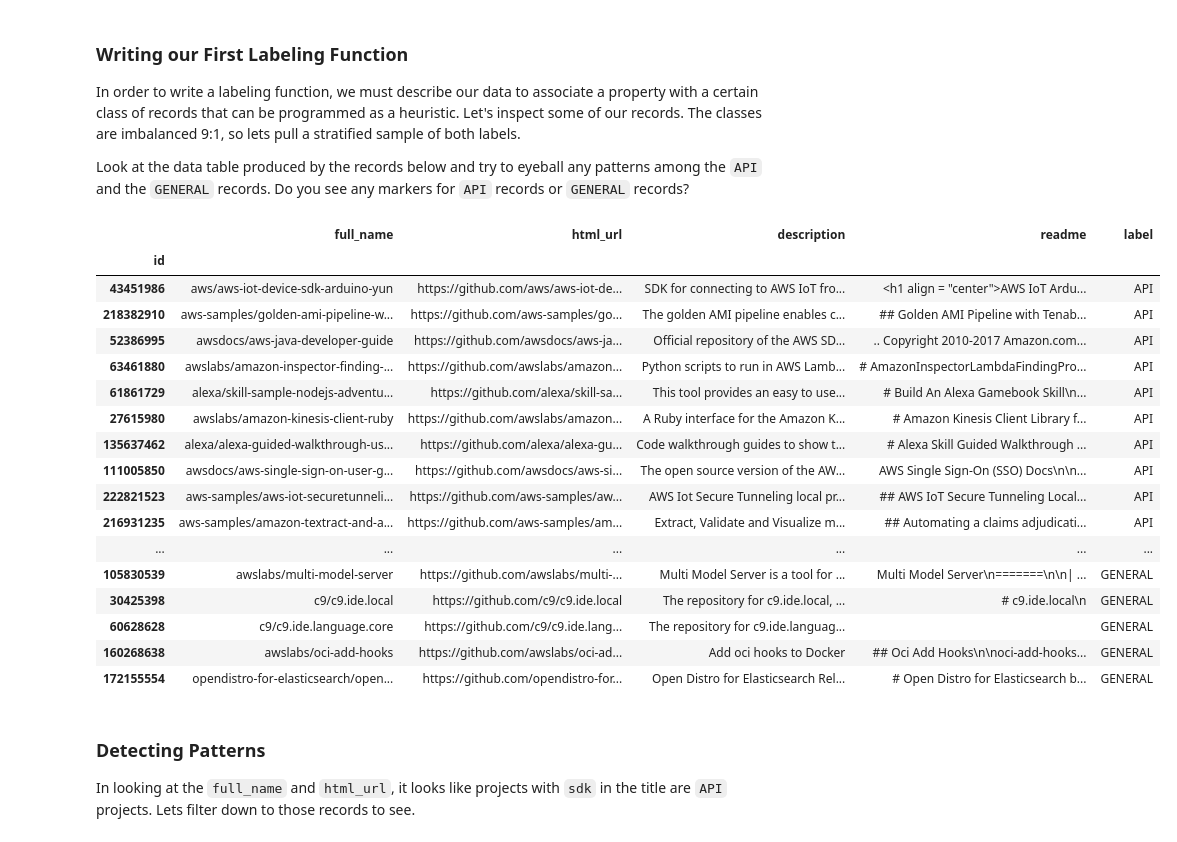
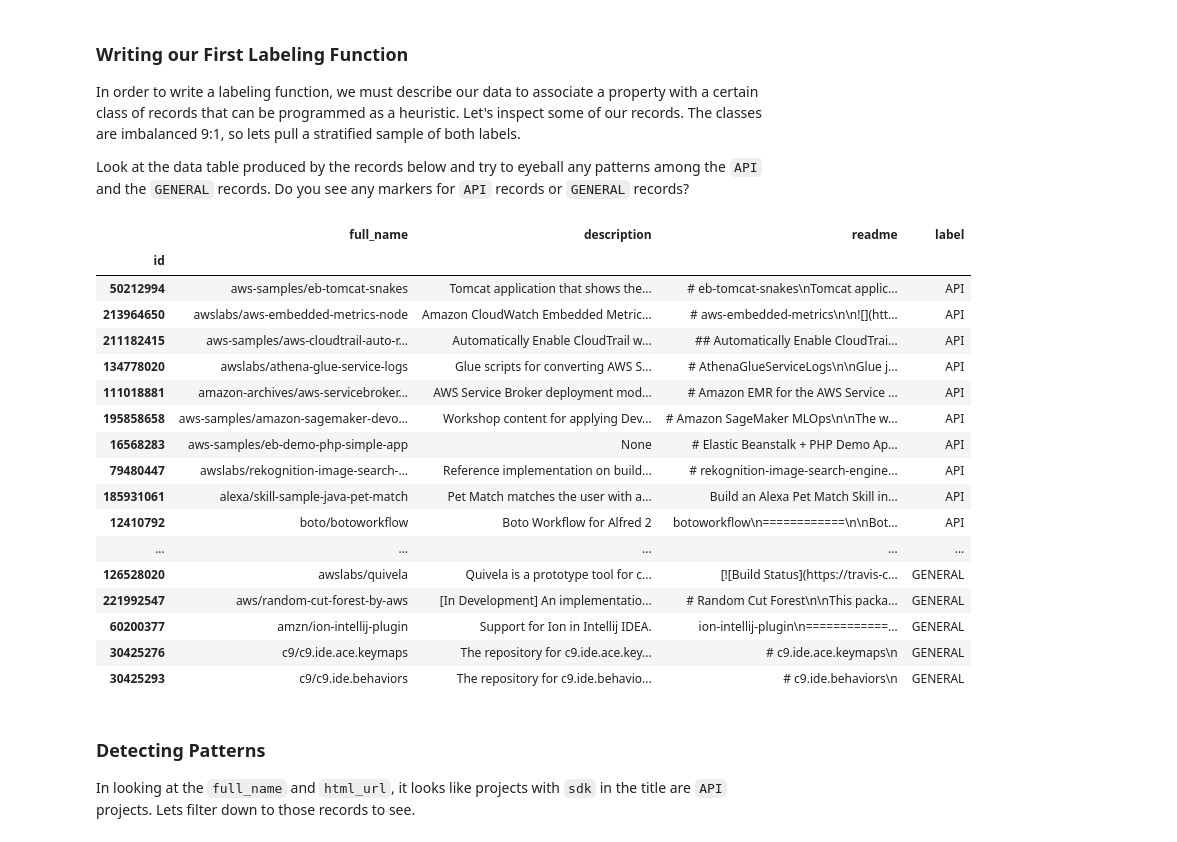
Before and after one commit to rjurney/weakly_supervised_learning_code, a Jupyter notebook: ch03/Introducing Snorkel.ipynb, the cells around one changed output. Drawn from its saved outputs; the diff is of its cells as text; code cells hidden in the pictures.

```diff
--- a/ch03/Introducing Snorkel.ipynb
+++ b/ch03/Introducing Snorkel.ipynb
@@ -41,5 +47,10 @@ In order to get a ground truth dataset against which to benchmark our Snorkel la
 If you want to make corrections, please open the sheet, click on `File --> Make a Copy`, make any edits and then share the sheet with me.
 # %%
 readme_df = pd.read_parquet('../data/aws_github.parquet', engine='pyarrow')
+
+readme_df = readme_df.sample(frac=1)
+
+readme_df = readme_df.drop('html_url', axis=1)
+
 readme_df.head()
 # %% [output]
@@ -118,0 +127,27 @@ train_df, test_df, train_labels, test_labels = train_test_split(
+# %%
+from sklearn.model_selection import train_test_split
+
+# First split into a dev/train dataset we'll split next and a test dataset for our final model
+dev_train_df, test_df, train_labels, test_labels = train_test_split(
+    df,
+    df['label'],
+    test_size=0.75
+)
+
+# Then split the dev/train data to create a small labeled dev dataset and a larger unlabeled training dataset
+dev_df, train_df, dev_labels, train_labels = train_test_split(
+    dev_train_df,
+    dev_train_df['label'],
+    test_size=0.7
+)
+
+# Make sure our split of records makes sense
+print(f'Total dev records:   {len(dev_df.index):,}')
+print(f'Total train records: {len(train_df.index):,}')
+print(f'Total test records:  {len(test_df.index):,}')
+
+# Remove the training data labels - normally we would not have labeled these yet - this is why we're using Snorkel!
+del train_labels
+
+# Count labels in the dev set
+dev_labels.value_counts(), test_labels.value_counts()
@@ -164,30 +226,30 @@ Look at the data table produced by the records below and try to eyeball any patt
 # %%
 # Set Pandas to display more than 10 rows
 pd.set_option('display.max_rows', 100)
 
-api_df     = test_df[test_df['label'] ==     'API'].sample(frac=0.1).head(10).sort_values(by='label')
-general_df = test_df[test_df['label'] == 'GENERAL'].sample(frac=0.7).head(10).sort_values(by='label')
+api_df     = dev_df[dev_df['label'] ==     'API'].sample(frac=1).head(20).sort_values(by='label')
+general_df = dev_df[dev_df['label'] == 'GENERAL'].sample(frac=1).head(10).sort_values(by='label')
 
-api_df.append(general_df).head(20)
+api_df.append(general_df).head(30)
 # %% [output]
-|  | full_name | html_url | description | readme | label |
-| id |  |  |  |  |  |
-| 43451986 | aws/aws-iot-device-sdk-arduino-yun | https://github.com/aws/aws-iot-de... | SDK for connecting to AWS IoT fro... | <h1 align = "center">AWS IoT Ardu... | API |
-| 218382910 | aws-samples/golden-ami-pipeline-w... | https://github.com/aws-samples/go... | The golden AMI pipeline enables c... | ## Golden AMI Pipeline with Tenab... | API |
-| 52386995 | awsdocs/aws-java-developer-guide | https://github.com/awsdocs/aws-ja... | Official repository of the AWS SD... | .. Copyright 2010-2017 Amazon.com... | API |
-| 63461880 | awslabs/amazon-inspector-finding-... | https://github.com/awslabs/amazon... | Python scripts to run in AWS Lamb... | # AmazonInspectorLambdaFindingPro... | API |
-| 61861729 | alexa/skill-sample-nodejs-adventu... | https://github.com/alexa/skill-sa... | This tool provides an easy to use... | # Build An Alexa Gamebook Skill\n... | API |
-| 27615980 | awslabs/amazon-kinesis-client-ruby | https://github.com/awslabs/amazon... | A Ruby interface for the Amazon K... | # Amazon Kinesis Client Library f... | API |
-| 135637462 | alexa/alexa-guided-walkthrough-us... | https://github.com/alexa/alexa-gu... | Code walkthrough guides to show t... | # Alexa Skill Guided Walkthrough ... | API |
-| 111005850 | awsdocs/aws-single-sign-on-user-g... | https://github.com/awsdocs/aws-si... | The open source version of the AW... | AWS Single Sign-On (SSO) Docs\n\n... | API |
-| 222821523 | aws-samples/aws-iot-securetunneli... | https://github.com/aws-samples/aw... | AWS Iot Secure Tunneling local pr... | ## AWS IoT Secure Tunneling Local... | API |
-| 216931235 | aws-samples/amazon-textract-and-a... | https://github.com/aws-samples/am... | Extract, Validate and Visualize m... | ## Automating a claims adjudicati... | API |
-| ... | ... | ... | ... | ... | ... |
-| 105830539 | awslabs/multi-model-server | https://github.com/awslabs/multi-... | Multi Model Server is a tool for ... | Multi Model Server\n=======\n\n| ... | GENERAL |
-| 30425398 | c9/c9.ide.local | https://github.com/c9/c9.ide.local | The repository for c9.ide.local, ... | # c9.ide.local\n | GENERAL |
-| 60628628 | c9/c9.ide.language.core | https://github.com/c9/c9.ide.lang... | The repository for c9.ide.languag... |  | GENERAL |
-| 160268638 | awslabs/oci-add-hooks | https://github.com/awslabs/oci-ad... | Add oci hooks to Docker | ## Oci Add Hooks\n\noci-add-hooks... | GENERAL |
-| 172155554 | opendistro-for-elasticsearch/open... | https://github.com/opendistro-for... | Open Distro for Elasticsearch Rel... | # Open Distro for Elasticsearch b... | GENERAL |
+|  | full_name | description | readme | label |
+| id |  |  |  |  |
+| 50212994 | aws-samples/eb-tomcat-snakes | Tomcat application that shows the... | # eb-tomcat-snakes\nTomcat applic... | API |
+| 213964650 | awslabs/aws-embedded-metrics-node | Amazon CloudWatch Embedded Metric... | # aws-embedded-metrics\n\n![](htt... | API |
+| 211182415 | aws-samples/aws-cloudtrail-auto-r... | Automatically Enable CloudTrail w... | ## Automatically Enable CloudTrai... | API |
+| 134778020 | awslabs/athena-glue-service-logs | Glue scripts for converting AWS S... | # AthenaGlueServiceLogs\n\nGlue j... | API |
+| 111018881 | amazon-archives/aws-servicebroker... | AWS Service Broker deployment mod... | # Amazon EMR for the AWS Service ... | API |
+| 195858658 | aws-samples/amazon-sagemaker-devo... | Workshop content for applying Dev... | # Amazon SageMaker MLOps\n\nThe w... | API |
+| 16568283 | aws-samples/eb-demo-php-simple-app | None | # Elastic Beanstalk + PHP Demo Ap... | API |
+| 79480447 | awslabs/rekognition-image-search-... | Reference implementation on build... | # rekognition-image-search-engine... | API |
+| 185931061 | alexa/skill-sample-java-pet-match | Pet Match matches the user with a... | Build an Alexa Pet Match Skill in... | API |
+| 12410792 | boto/botoworkflow | Boto Workflow for Alfred 2 | botoworkflow\n============\n\nBot... | API |
+| ... | ... | ... | ... | ... |
+| 126528020 | awslabs/quivela | Quivela is a prototype tool for c... | [![Build Status](https://travis-c... | GENERAL |
+| 221992547 | aws/random-cut-forest-by-aws | [In Development] An implementatio... | # Random Cut Forest\n\nThis packa... | GENERAL |
+| 60200377 | amzn/ion-intellij-plugin | Support for Ion in Intellij IDEA. | ion-intellij-plugin\n============... | GENERAL |
+| 30425276 | c9/c9.ide.ace.keymaps | The repository for c9.ide.ace.key... | # c9.ide.ace.keymaps\n | GENERAL |
+| 30425293 | c9/c9.ide.behaviors | The repository for c9.ide.behavio... | # c9.ide.behaviors\n | GENERAL |
 # %% [markdown]
 ### Detecting Patterns
 
```
Also changed, not shown: parts of 22 cells of this notebook.
